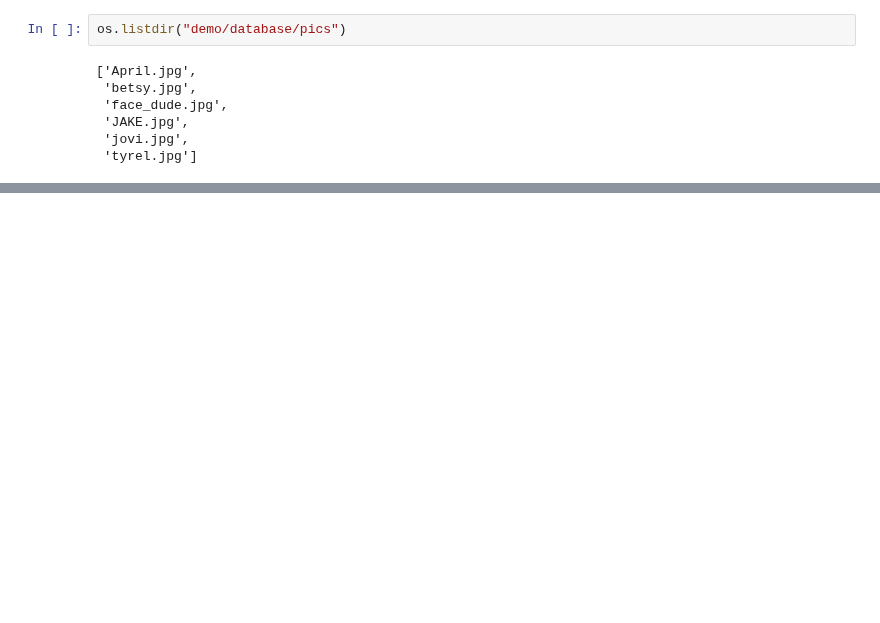
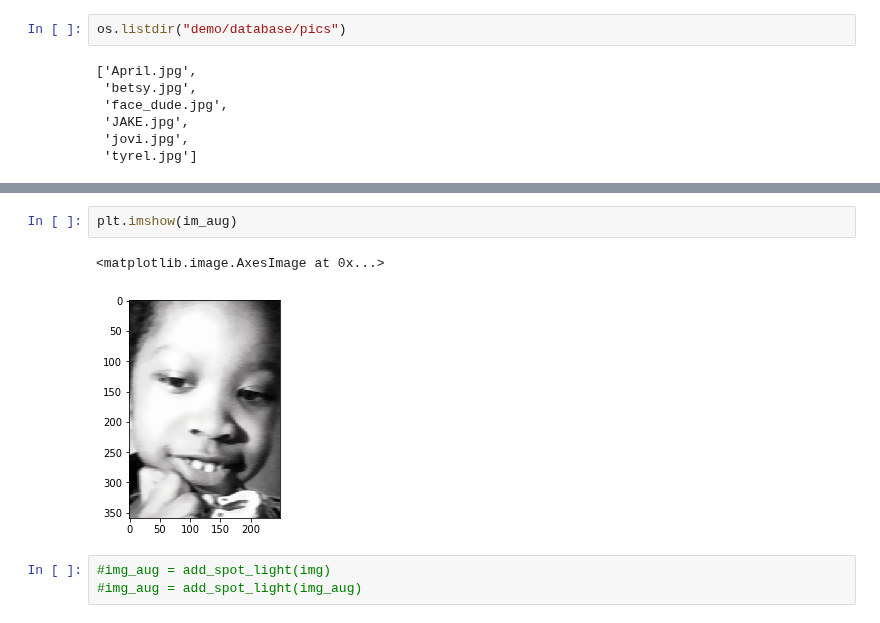
Before and after one commit to T-rex007/Face_recognition, a Jupyter notebook: experiment_datagen.ipynb, the cells around one changed output, grey strips where cells are left out. Saved outputs shown, nothing was run; the diff lists cells and outputs as text; blank space fills up the shorter version.

```diff
--- a/experiment_datagen.ipynb
+++ b/experiment_datagen.ipynb
@@ -75,0 +62,8 @@ ModuleNotFoundError: No module named 'imgaug'
+# %%
+plt.imshow(im_aug)
+# %% [output]
+<matplotlib.image.AxesImage at 0x...>
+[figure, added]
+# %%
+#img_aug = add_spot_light(img)
+#img_aug = add_spot_light(img_aug)
```
Also changed, not shown: parts of 17 cells of this notebook, 10 other files.
